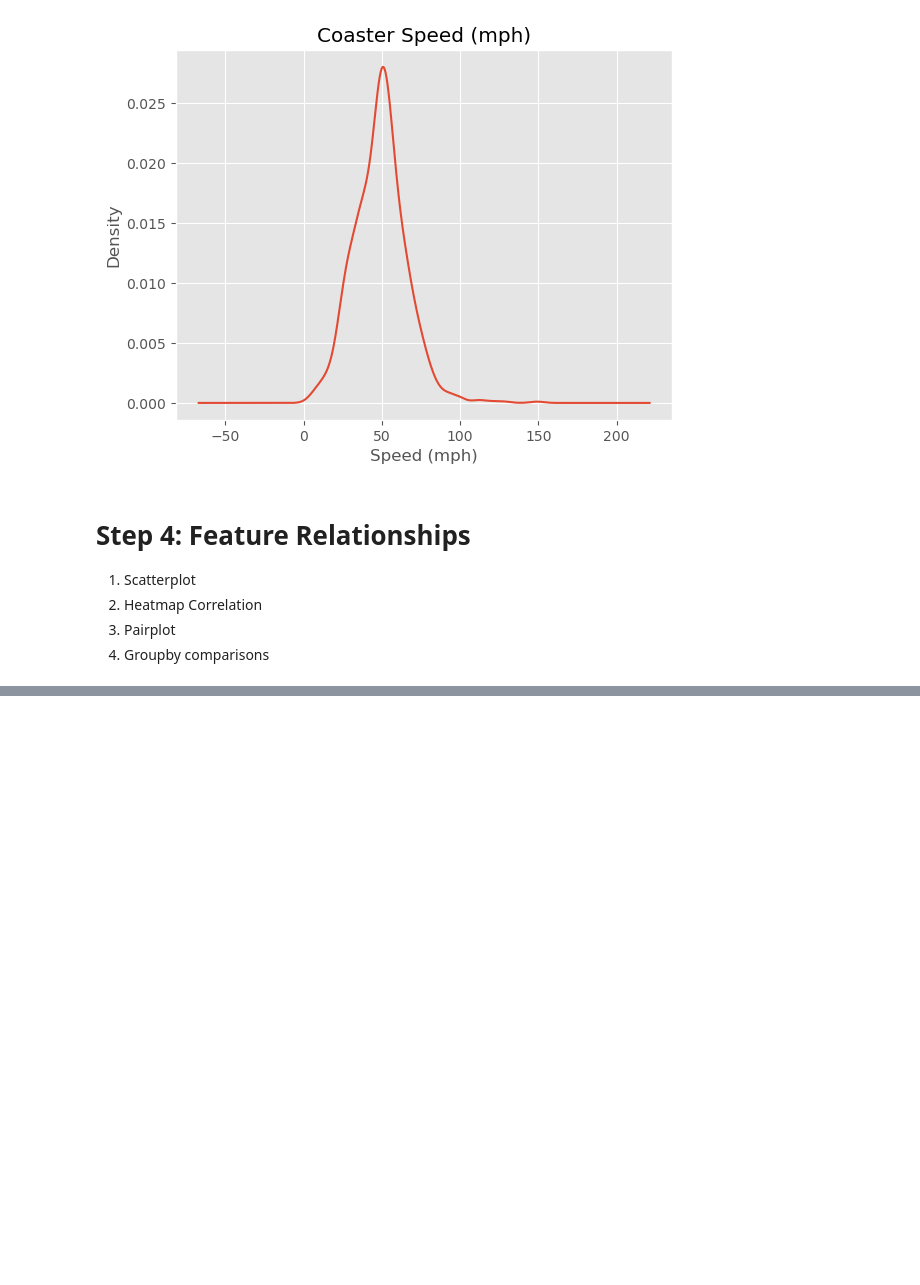
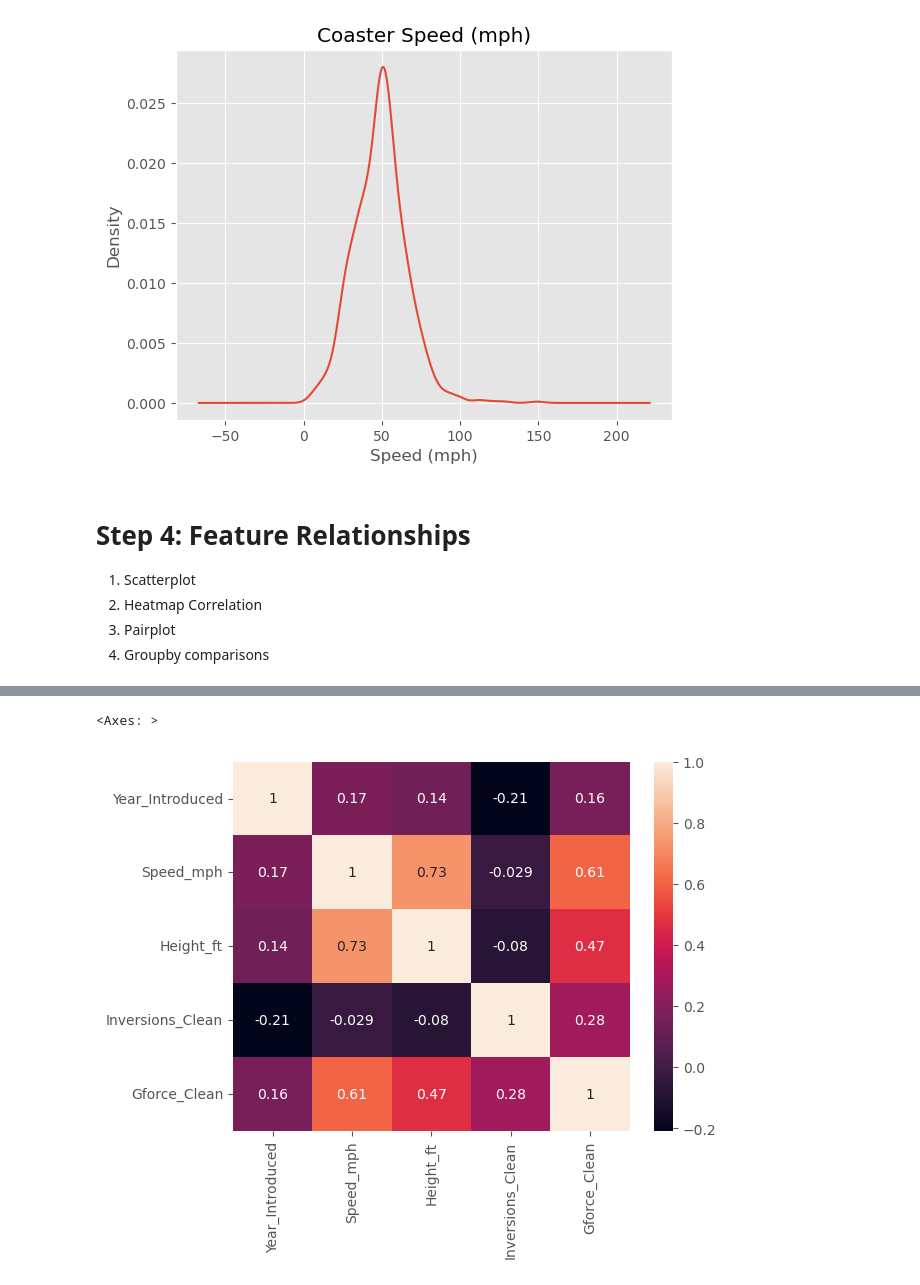
Before and after one commit to imamahasane/Pandas, a Jupyter notebook: Introduction to Exporitary Data Analysis.ipynb, the cells around one changed output, grey strips where cells are left out. Drawn from its saved outputs; the diff is of its cells as text; code cells hidden in the pictures; blank space fills up the shorter version.

```diff
--- a/Introduction to Exporitary Data Analysis.ipynb
+++ b/Introduction to Exporitary Data Analysis.ipynb
@@ -371,0 +445,5 @@ df.plot(kind= 'scatter', x= 'Speed_mph', y= 'Height_ft', title= 'Coaster Speed v
+# %%
+sns.heatmap(df_corr, annot= True)
+# %% [output]
+<Axes: >
+[figure, added]
```
Also changed, not shown: parts of 12 cells of this notebook, 3 other files.
